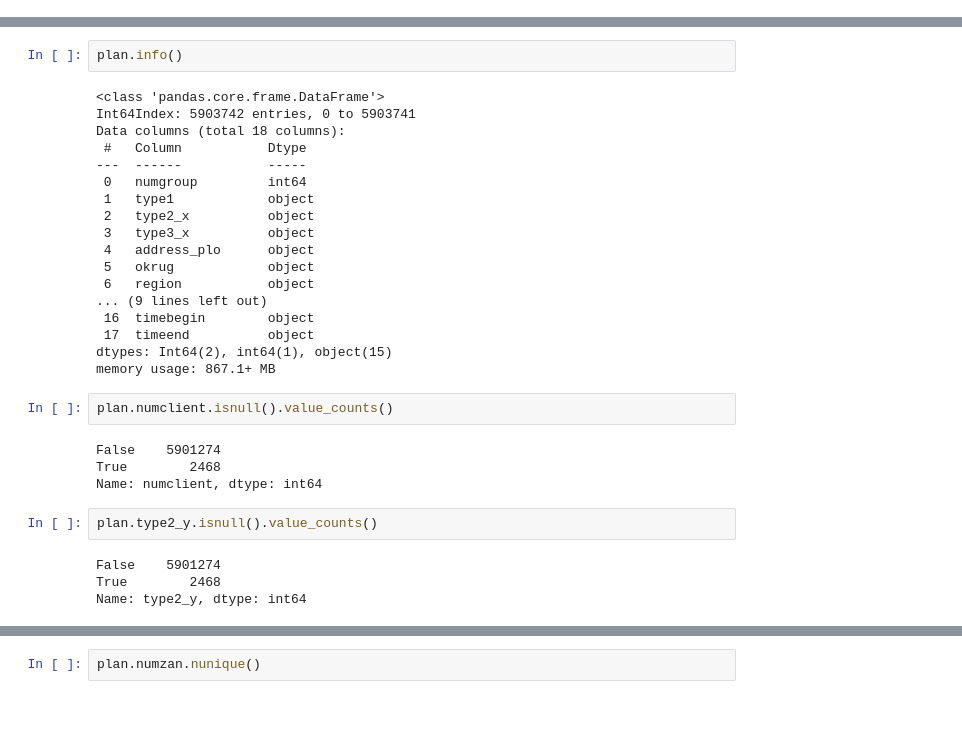
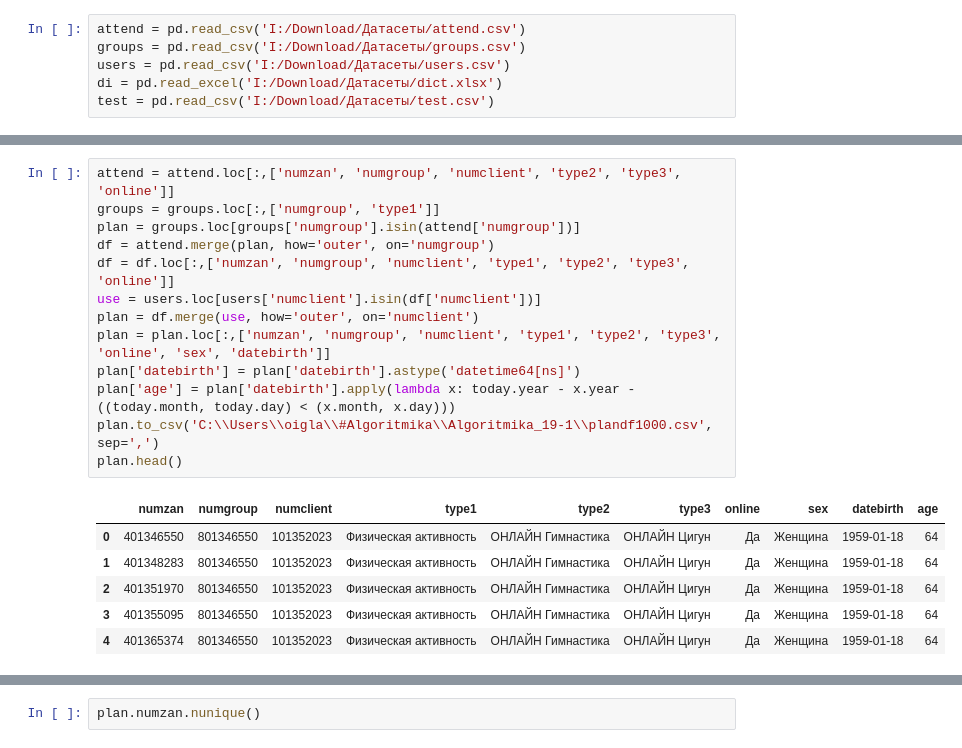
Before and after one commit to glazole/Algoritmika_19, a Jupyter notebook: Algo_1.ipynb, the cells around one changed output, grey strips where cells are left out. Cells and saved outputs as stored; diff of their text form; blank space fills up the shorter version.

```diff
--- a/Algo_1.ipynb
+++ b/Algo_1.ipynb
@@ -5,2 +11,8 @@ import pandas as pd
 #     zip_ref.extractall('D:\Download')
+# %%
+attend = pd.read_csv('I:/Download/Датасеты/attend.csv')
+groups = pd.read_csv('I:/Download/Датасеты/groups.csv')
+users = pd.read_csv('I:/Download/Датасеты/users.csv')
+di = pd.read_excel('I:/Download/Датасеты/dict.xlsx')
+test = pd.read_csv('I:/Download/Датасеты/test.csv')
 # %%
@@ -123,32 +27,20 @@ plan.head()
-# %%
-plan.info()
-# %% [output]
-<class 'pandas.core.frame.DataFrame'>
-Int64Index: 5903742 entries, 0 to 5903741
-Data columns (total 18 columns):
- #   Column           Dtype
----  ------           -----
- 0   numgroup         int64
- 1   type1            object
- 2   type2_x          object
- 3   type3_x          object
- 4   address_plo      object
- 5   okrug            object
- 6   region           object
-... (9 lines left out)
- 16  timebegin        object
- 17  timeend          object
-dtypes: Int64(2), int64(1), object(15)
-memory usage: 867.1+ MB
-# %%
-plan.numclient.isnull().value_counts()
-# %% [output]
-False    5901274
-True        2468
-Name: numclient, dtype: int64
-# %%
-plan.type2_y.isnull().value_counts()
-# %% [output]
-False    5901274
-True        2468
-Name: type2_y, dtype: int64
+# %%
+attend = attend.loc[:,['numzan', 'numgroup', 'numclient', 'type2', 'type3', 'online']]
+groups = groups.loc[:,['numgroup', 'type1']]
+plan = groups.loc[groups['numgroup'].isin(attend['numgroup'])]
+df = attend.merge(plan, how='outer', on='numgroup')
+df = df.loc[:,['numzan', 'numgroup', 'numclient', 'type1', 'type2', 'type3', 'online']]
+use = users.loc[users['numclient'].isin(df['numclient'])]
+plan = df.merge(use, how='outer', on='numclient')
+plan = plan.loc[:,['numzan', 'numgroup', 'numclient', 'type1', 'type2', 'type3', 'online', 'sex', 'datebirth']]
+plan['datebirth'] = plan['datebirth'].astype('datetime64[ns]')
+plan['age'] = plan['datebirth'].apply(lambda x: today.year - x.year - ((today.month, today.day) < (x.month, x.day)))
+plan.to_csv('C:\\Users\\oigla\\#Algoritmika\\Algoritmika_19-1\\plandf1000.csv', sep=',')
+plan.head()
+# %% [output]
+|  | numzan | numgroup | numclient | type1 | type2 | type3 | online | sex | datebirth | age |
+| 0 | 401346550 | 801346550 | 101352023 | Физическая активность | ОНЛАЙН Гимнастика | ОНЛАЙН Цигун | Да | Женщина | 1959-01-18 | 64 |
+| 1 | 401348283 | 801346550 | 101352023 | Физическая активность | ОНЛАЙН Гимнастика | ОНЛАЙН Цигун | Да | Женщина | 1959-01-18 | 64 |
+| 2 | 401351970 | 801346550 | 101352023 | Физическая активность | ОНЛАЙН Гимнастика | ОНЛАЙН Цигун | Да | Женщина | 1959-01-18 | 64 |
+| 3 | 401355095 | 801346550 | 101352023 | Физическая активность | ОНЛАЙН Гимнастика | ОНЛАЙН Цигун | Да | Женщина | 1959-01-18 | 64 |
+| 4 | 401365374 | 801346550 | 101352023 | Физическая активность | ОНЛАЙН Гимнастика | ОНЛАЙН Цигун | Да | Женщина | 1959-01-18 | 64 |
```
Also changed, not shown: parts of 29 cells of this notebook, 4 other files.
